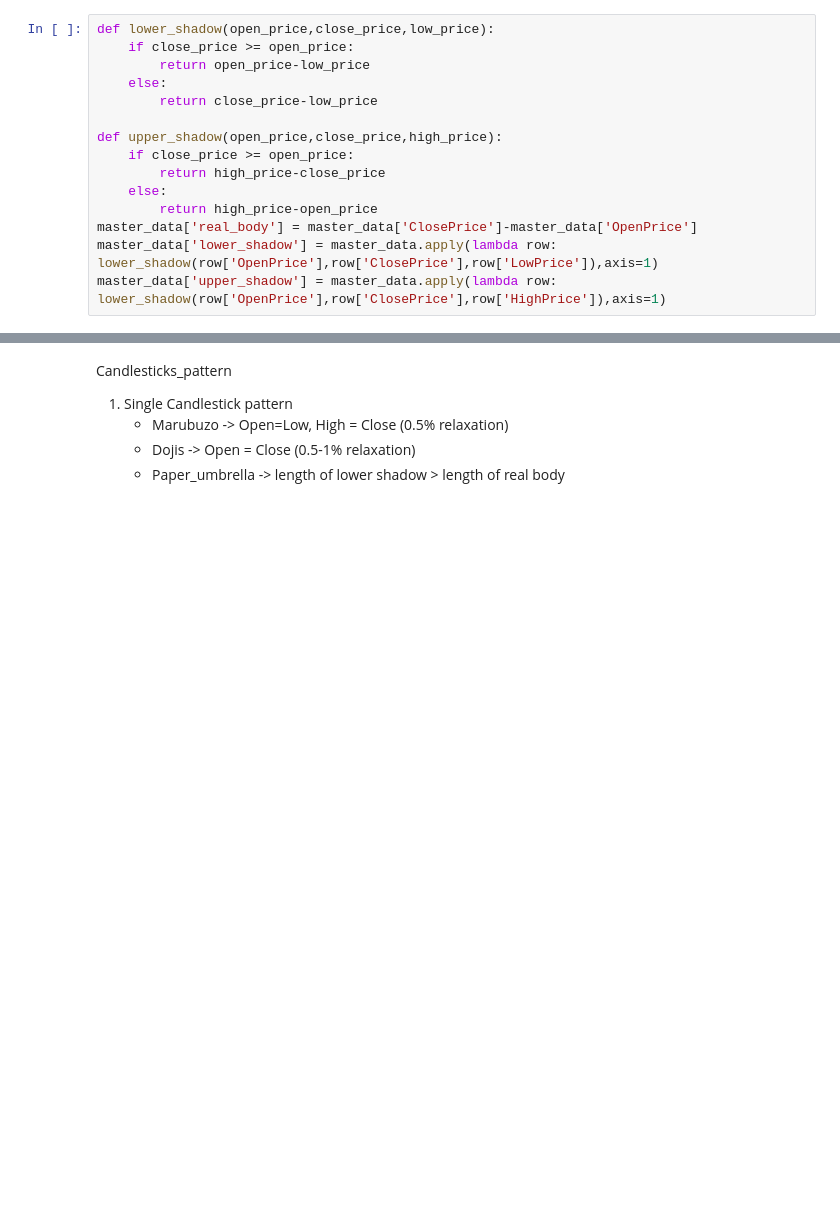
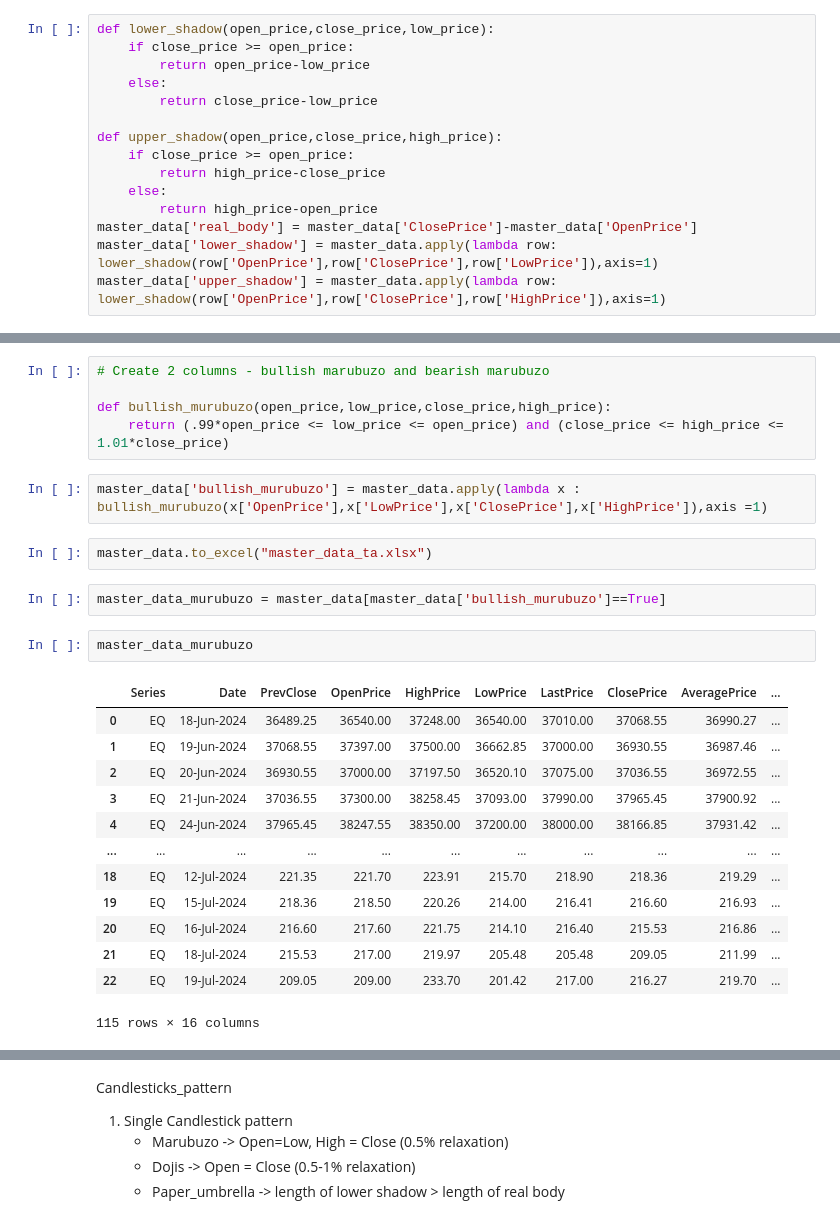
Before and after one commit to jai3703/chatbot_using_llm, a Jupyter notebook: pull_stock_data.ipynb, the cells around one changed output, grey strips where cells are left out. Drawn from its saved outputs; the diff is of its cells as text; blank space fills up the shorter version.

Commit message:
added master data file

```diff
--- a/pull_stock_data.ipynb
+++ b/pull_stock_data.ipynb
@@ -69,3 +97,30 @@ master_data.head()
+# %%
+# Create 2 columns - bullish marubuzo and bearish marubuzo
+
+def bullish_murubuzo(open_price,low_price,close_price,high_price):
+    return (.99*open_price <= low_price <= open_price) and (close_price <= high_price <= 1.01*close_price)
+# %%
+master_data['bullish_murubuzo'] = master_data.apply(lambda x : bullish_murubuzo(x['OpenPrice'],x['LowPrice'],x['ClosePrice'],x['HighPrice']),axis =1)
+# %%
+master_data.to_excel("master_data_ta.xlsx")
+# %%
+master_data_murubuzo = master_data[master_data['bullish_murubuzo']==True]
+# %%
+master_data_murubuzo
+# %% [output]
+|  | Series | Date | PrevClose | OpenPrice | HighPrice | LowPrice | LastPrice | ClosePrice | AveragePrice | ... |
+| 0 | EQ | 18-Jun-2024 | 36489.25 | 36540.00 | 37248.00 | 36540.00 | 37010.00 | 37068.55 | 36990.27 | ... |
+| 1 | EQ | 19-Jun-2024 | 37068.55 | 37397.00 | 37500.00 | 36662.85 | 37000.00 | 36930.55 | 36987.46 | ... |
+| 2 | EQ | 20-Jun-2024 | 36930.55 | 37000.00 | 37197.50 | 36520.10 | 37075.00 | 37036.55 | 36972.55 | ... |
+| 3 | EQ | 21-Jun-2024 | 37036.55 | 37300.00 | 38258.45 | 37093.00 | 37990.00 | 37965.45 | 37900.92 | ... |
+| 4 | EQ | 24-Jun-2024 | 37965.45 | 38247.55 | 38350.00 | 37200.00 | 38000.00 | 38166.85 | 37931.42 | ... |
+| ... | ... | ... | ... | ... | ... | ... | ... | ... | ... | ... |
+| 18 | EQ | 12-Jul-2024 | 221.35 | 221.70 | 223.91 | 215.70 | 218.90 | 218.36 | 219.29 | ... |
+| 19 | EQ | 15-Jul-2024 | 218.36 | 218.50 | 220.26 | 214.00 | 216.41 | 216.60 | 216.93 | ... |
+| 20 | EQ | 16-Jul-2024 | 216.60 | 217.60 | 221.75 | 214.10 | 216.40 | 215.53 | 216.86 | ... |
+| 21 | EQ | 18-Jul-2024 | 215.53 | 217.00 | 219.97 | 205.48 | 205.48 | 209.05 | 211.99 | ... |
+| 22 | EQ | 19-Jul-2024 | 209.05 | 209.00 | 233.70 | 201.42 | 217.00 | 216.27 | 219.70 | ... |
+115 rows × 16 columns
 # %%
 import plotly.graph_objects as go
 
```
Also changed, not shown: parts of 5 cells of this notebook, 2 other files.
